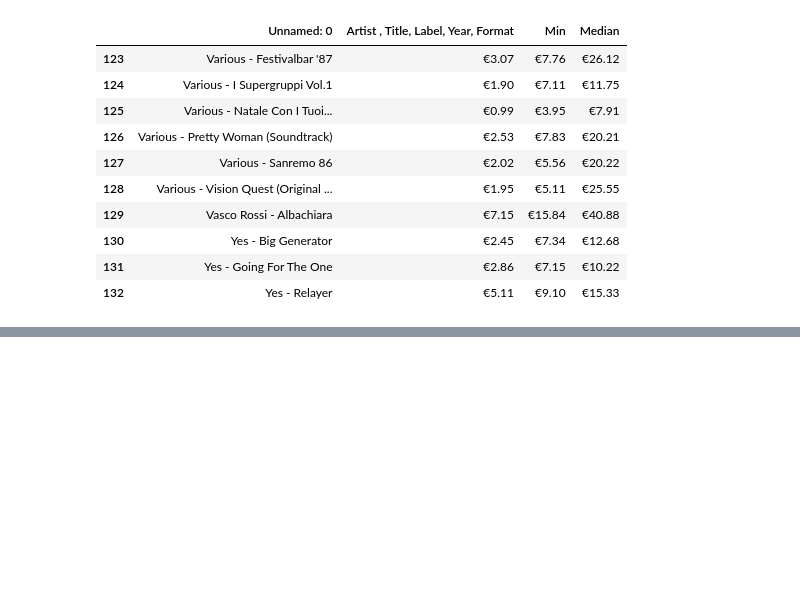
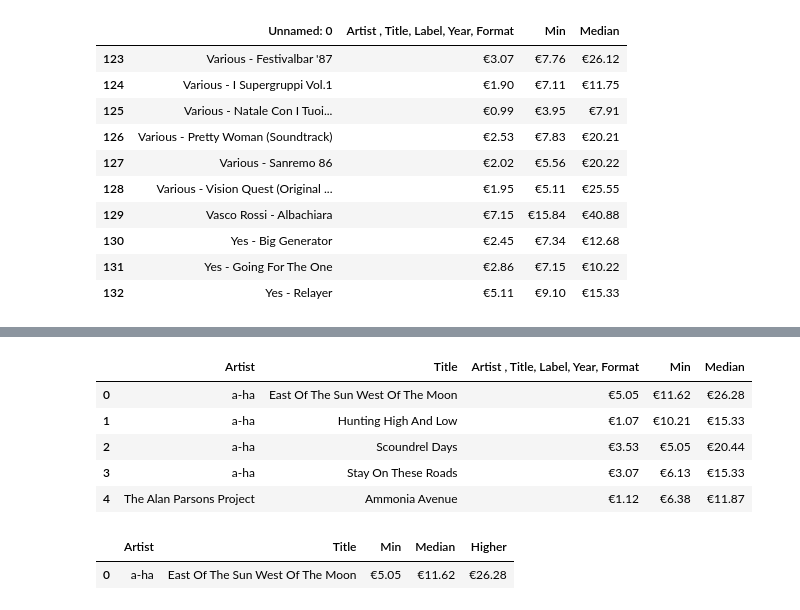
Before and after one commit to VannaLZ/Vinyl_Collection_Project, a Jupyter notebook: Discogs/Discogs_EDA/Price.ipynb, the cells around one changed output, grey strips where cells are left out. Drawn from its saved outputs; the diff is of its cells as text; code cells hidden in the pictures; blank space fills up the shorter version.

Commit message:
update_columns_file_price

```diff
--- a/Discogs/Discogs_EDA/Price.ipynb
+++ b/Discogs/Discogs_EDA/Price.ipynb
@@ -195,3 +194,7 @@ df.tail(10)
 | 132 | Yes - Relayer | €5.11 | €9.10 | €15.33 |
 # %%
 df.to_csv("../Discogs_Exports/VannaBe_Collection_Price/Final_230523.csv", index=False)
+# %%
+df_230523 = pd.read_csv('../Discogs_Exports/VannaBe_Collection_Price/Final_230523.csv')
+# %%
+df_230523_copy_2 = df_230523.copy()
@@ -197,0 +210,30 @@ df.to_csv("../Discogs_Exports/VannaBe_Collection_Price/Final_230523.csv", index=
+# %%
+# Inserts a new column named 'Artist'at index 0 and 'Title' at index 1 in the DataFrame df_230523_copy_2.
+# The initial values in these columns are set as empty strings ('').
+df_230523_copy_2.insert(0, 'Artist', '')
+df_230523_copy_2.insert(1, 'Title', '')
+
+# splits the values in the 'Unnamed: 0' column using the delimiter ' - '.
+# The str.split() function returns a DataFrame with two columns ('Artist' and 'Title')
+# containing the split values.
+# By assigning this DataFrame to df_230523_copy_2[['Artist', 'Title']],
+# the values are placed in the respective columns.
+# the parameter n=1 indicates that the splitting should be done only once,
+# resulting in a maximum of two parts.
+# The expand=True parameter ensures that the result is returned as a DataFrame with two columns.
+df_230523_copy_2[['Artist', 'Title']] = df_230523_copy_2['Unnamed: 0'].str.split(' - ', n=1, expand=True)
+
+# Drops the 'Unnamed: 0' column from the DataFrame df_230523_copy_2 along the specified axis
+# (axis=1 indicates the column axis).
+# The inplace=True parameter ensures that the DataFrame is modified in place,
+# without creating a new copy.
+df_230523_copy_2.drop('Unnamed: 0', axis=1, inplace=True)
+# %%
+df_230523_copy_2.head()
+# %% [output]
+|  | Artist | Title | Artist , Title, Label, Year, Format | Min | Median |
+| 0 | a-ha | East Of The Sun West Of The Moon | €5.05 | €11.62 | €26.28 |
+| 1 | a-ha | Hunting High And Low | €1.07 | €10.21 | €15.33 |
+| 2 | a-ha | Scoundrel Days | €3.53 | €5.05 | €20.44 |
+| 3 | a-ha | Stay On These Roads | €3.07 | €6.13 | €15.33 |
+| 4 | The Alan Parsons Project | Ammonia Avenue | €1.12 | €6.38 | €11.87 |
@@ -197,0 +242,5 @@ df.to_csv("../Discogs_Exports/VannaBe_Collection_Price/Final_230523.csv", index=
+# %%
+df_230523_copy_2.head(1)
+# %% [output]
+|  | Artist | Title | Min | Median | Higher |
+| 0 | a-ha | East Of The Sun West Of The Moon | €5.05 | €11.62 | €26.28 |
```
Also changed, not shown: parts of 5 cells of this notebook, 1 other file.
